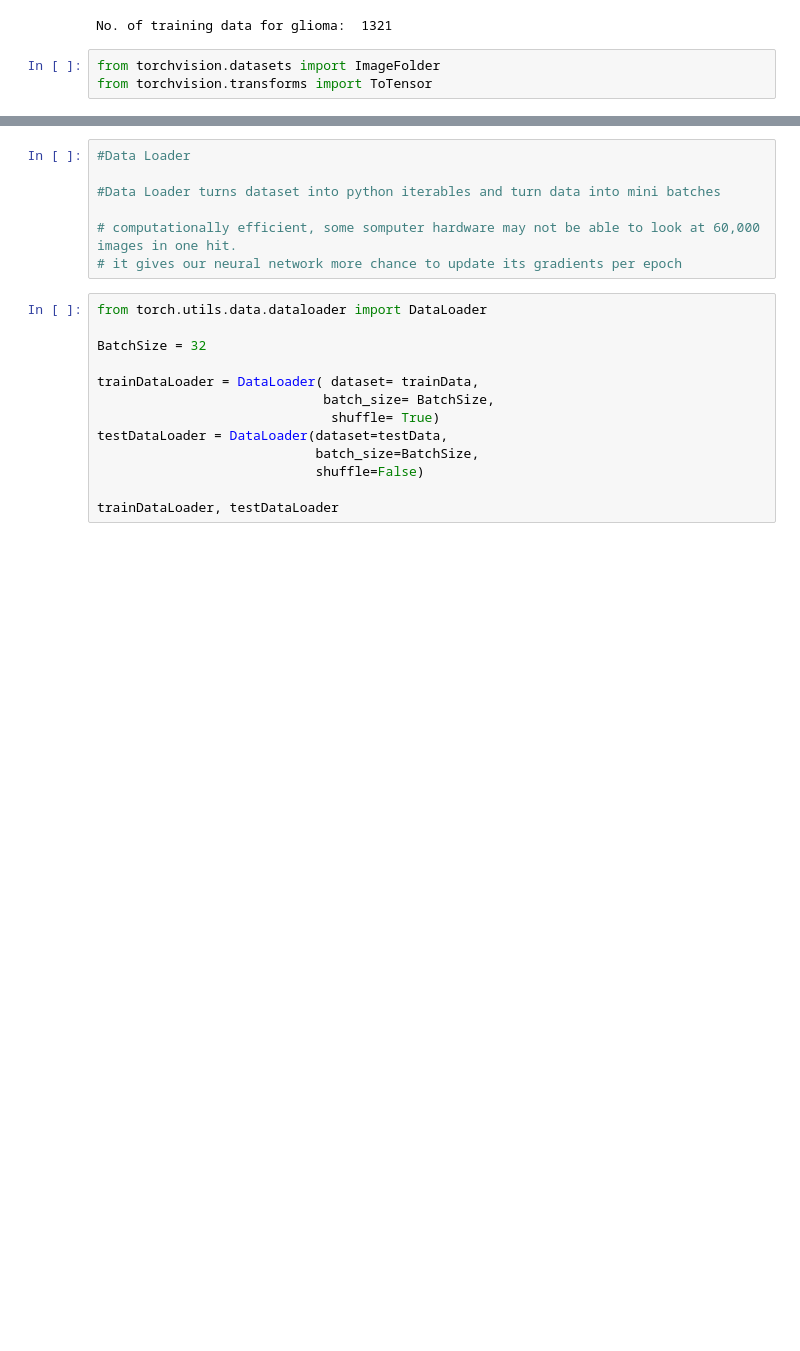
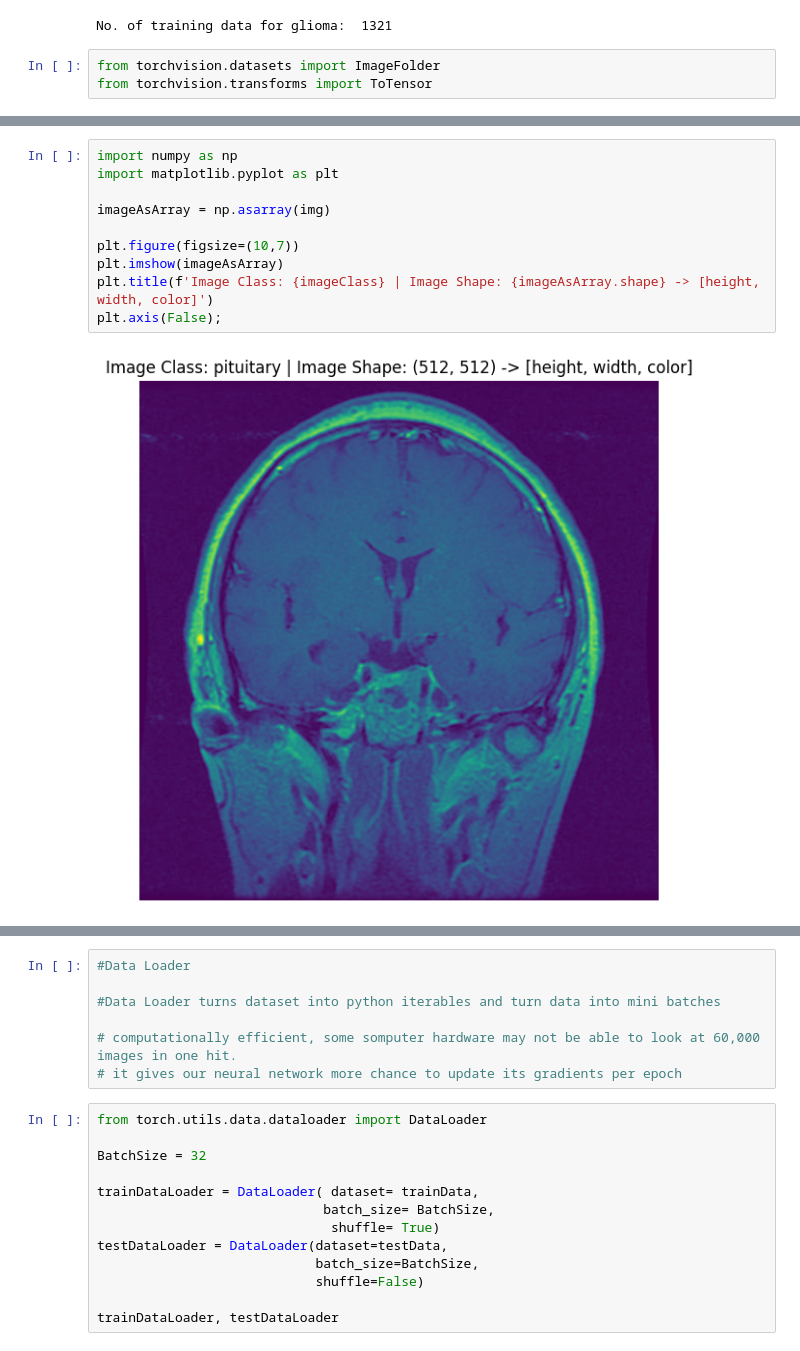
Before and after one commit to irkian/Brain_Tumor_Classifier, a Jupyter notebook: BrainTumorClassifier.ipynb, the cells around one changed output, grey strips where cells are left out. Drawn from its saved outputs; the diff is of its cells as text; blank space fills up the shorter version.

```diff
--- a/BrainTumorClassifier.ipynb
+++ b/BrainTumorClassifier.ipynb
@@ -58,0 +115,12 @@ testData= ImageFolder(dataDir + '/Testing', transform = torchvision.transforms.T
+# %%
+import numpy as np
+import matplotlib.pyplot as plt
+
+imageAsArray = np.asarray(img)
+
+plt.figure(figsize=(10,7))
+plt.imshow(imageAsArray)
+plt.title(f'Image Class: {imageClass} | Image Shape: {imageAsArray.shape} -> [height, width, color]')
+plt.axis(False);
+# %% [output]
+[figure, added]
```
Also changed, not shown: parts of 30 cells of this notebook.
